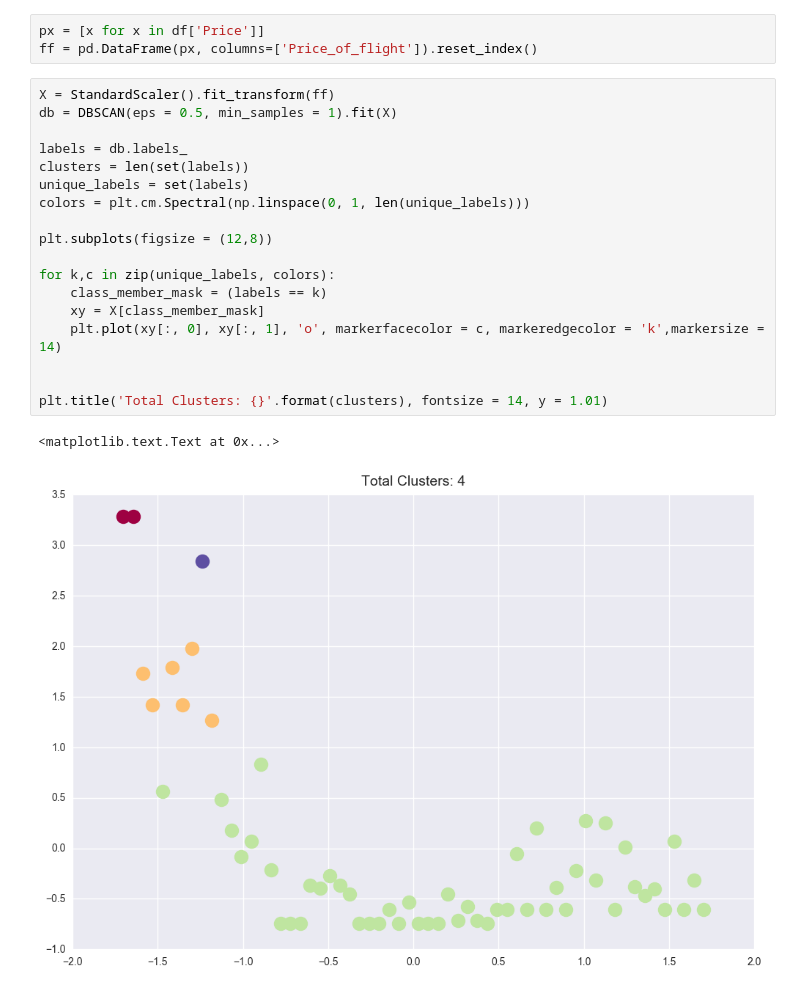
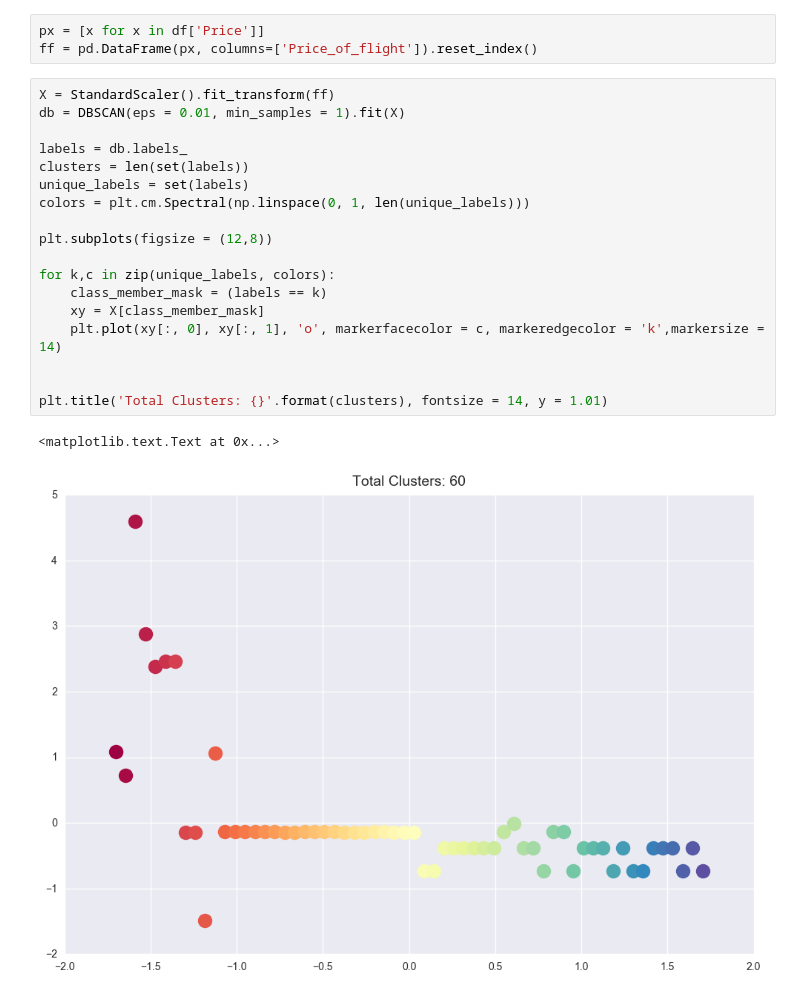
Before and after one commit to Alishajain05/BIA-660, a Jupyter notebook: Assignment5/flight_outliers.ipynb, the cells around one changed output. Drawn from its saved outputs; the diff is of its cells as text.

```diff
--- a/Assignment5/flight_outliers.ipynb
+++ b/Assignment5/flight_outliers.ipynb
@@ -291,22 +346,22 @@ px = [x for x in df['Price']]
 ff = pd.DataFrame(px, columns=['Price_of_flight']).reset_index()
 # %%
 X = StandardScaler().fit_transform(ff)
-db = DBSCAN(eps = 0.5, min_samples = 1).fit(X)
+db = DBSCAN(eps = 0.01, min_samples = 1).fit(X)
 
 labels = db.labels_
 clusters = len(set(labels))
 unique_labels = set(labels)
 colors = plt.cm.Spectral(np.linspace(0, 1, len(unique_labels)))
 
 plt.subplots(figsize = (12,8))
 
 for k,c in zip(unique_labels, colors):
     class_member_mask = (labels == k)
     xy = X[class_member_mask]
     plt.plot(xy[:, 0], xy[:, 1], 'o', markerfacecolor = c, markeredgecolor = 'k',markersize = 14)
 
 
 plt.title('Total Clusters: {}'.format(clusters), fontsize = 14, y = 1.01)
 # %% [output]
 <matplotlib.text.Text at 0x...>
-[figure, old version]
+[figure, new version]
```
Also changed, not shown: parts of 43 cells of this notebook.
